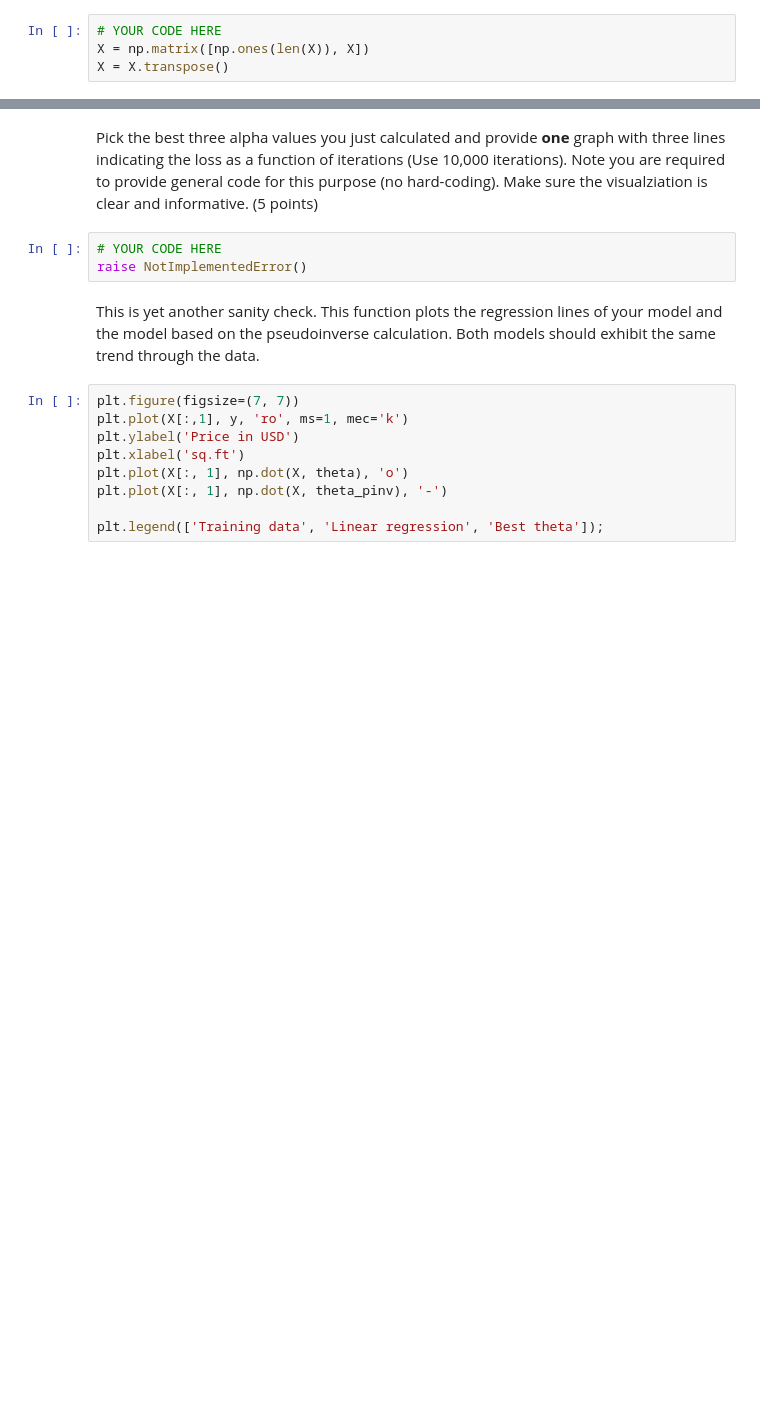
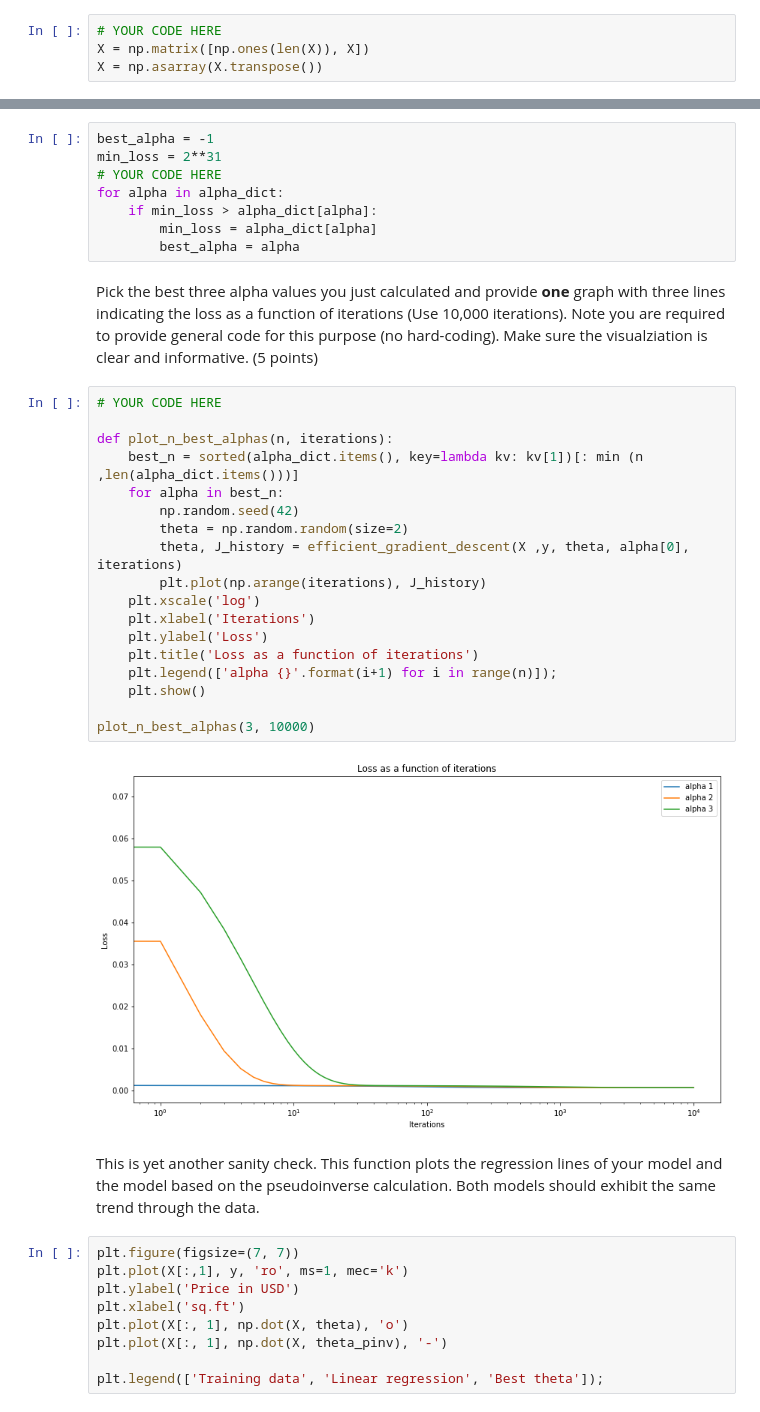
Before and after one commit to GalRabin/ML, a Jupyter notebook: hw1/hwa1.ipynb, the cells around one changed output, grey strips where cells are left out. Cells and saved outputs as stored; diff of their text form; blank space fills up the shorter version.

```diff
--- a/hw1/hwa1.ipynb
+++ b/hw1/hwa1.ipynb
@@ -140,4 +140,4 @@ Add columns of ones as the zeroth column of `X`. (2 points)
 # %%
 # YOUR CODE HERE
 X = np.matrix([np.ones(len(X)), X])
-X = X.transpose()
+X = np.asarray(X.transpose())
@@ -244,8 +246,33 @@ raise NotImplementedError()
+# %%
+best_alpha = -1
+min_loss = 2**31
+# YOUR CODE HERE
+for alpha in alpha_dict:
+    if min_loss > alpha_dict[alpha]:
+        min_loss = alpha_dict[alpha]
+        best_alpha = alpha
 # %% [markdown]
 Pick the best three alpha values you just calculated and provide **one** graph with three lines indicating the loss as a function of iterations (Use 10,000 iterations). Note you are required to provide general code for this purpose (no hard-coding). Make sure the visualziation is clear and informative. (5 points)
-# %%
-# YOUR CODE HERE
-raise NotImplementedError()
+# %%
+# YOUR CODE HERE
+
+def plot_n_best_alphas(n, iterations):
+    best_n = sorted(alpha_dict.items(), key=lambda kv: kv[1])[: min (n ,len(alpha_dict.items()))]
+    for alpha in best_n:
+        np.random.seed(42)
+        theta = np.random.random(size=2)
+        theta, J_history = efficient_gradient_descent(X ,y, theta, alpha[0], iterations)
+        plt.plot(np.arange(iterations), J_history)
+    plt.xscale('log')
+    plt.xlabel('Iterations')
+    plt.ylabel('Loss')
+    plt.title('Loss as a function of iterations')
+    plt.legend(['alpha {}'.format(i+1) for i in range(n)]);
+    plt.show()
+
+plot_n_best_alphas(3, 10000)
+# %% [output]
+[figure, added]
 # %% [markdown]
 This is yet another sanity check. This function plots the regression lines of your model and the model based on the pseudoinverse calculation. Both models should exhibit the same trend through the data.
 # %%
```
Also changed, not shown: parts of 17 cells of this notebook, 1 other file.
